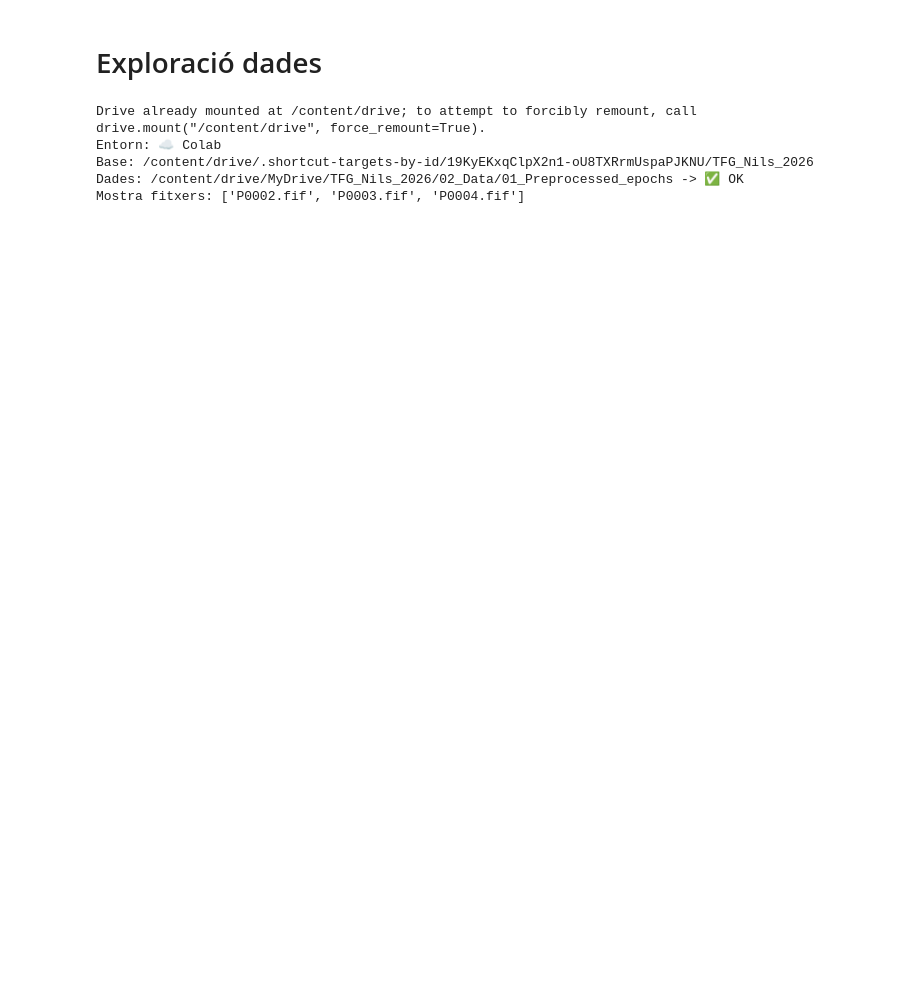
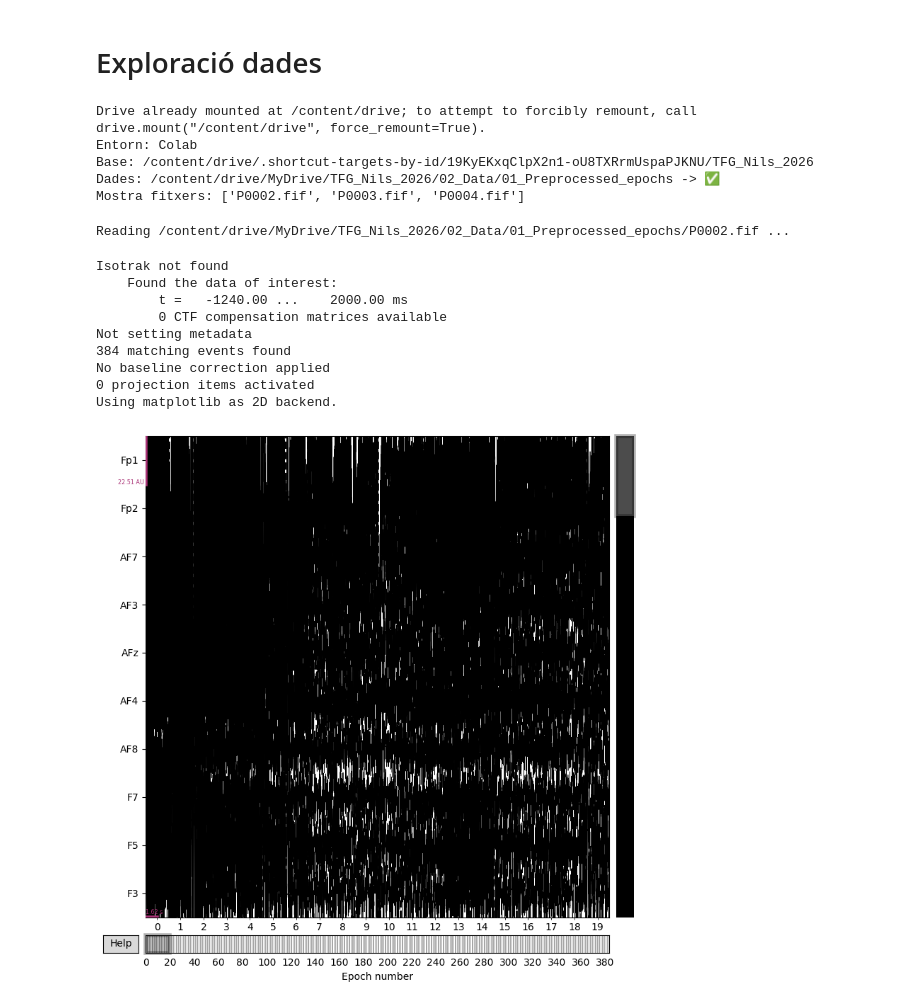
Before and after one commit to nilsduran/TFG, a Jupyter notebook: src/notebooks/01_exploració_dades.ipynb, the cells around one changed output. Saved outputs shown, nothing was run; the diff lists cells and outputs as text; code cells hidden in the pictures; blank space fills up the shorter version.

```diff
--- a/src/notebooks/01_exploració_dades.ipynb
+++ b/src/notebooks/01_exploració_dades.ipynb
@@ -11,8 +11,8 @@ IN_COLAB = "google.colab" in sys.modules
 if IN_COLAB:
     drive.mount("/content/drive")
     possible_paths = [
+        Path("/content/drive/Shareddrives/TFG_Nils_2026"),
         Path("/content/drive/MyDrive/TFG_Nils_2026"),
-        Path("/content/drive/Shareddrives/TFG_Nils_2026"),
     ]
     BASE_DIR = next((p for p in possible_paths if p.exists()), possible_paths[0])
 
@@ -24,15 +24,36 @@ else:
     META_DIR = BASE_DIR / "docs"
 
 # Resultat
-print(f"Entorn: {'☁️ Colab' if IN_COLAB else '💻 Local'}")
+print(f"Entorn: {'Colab' if IN_COLAB else 'Local'}")
 print(f"Base: {BASE_DIR.resolve()}")
-print(f"Dades: {DATA_DIR} -> {'✅ OK' if DATA_DIR.exists() else '❌ NO TROBAT (Revisa les rutes)'}")
+print(f"Dades: {DATA_DIR} -> {'✅' if DATA_DIR.exists() else '❌ NO TROBAT (Revisa les rutes)'}")
 
 if DATA_DIR.exists():
     print(f"Mostra fitxers: {[f.name for f in DATA_DIR.glob('*.fif')][:3]}")
 # %% [output]
 Drive already mounted at /content/drive; to attempt to forcibly remount, call drive.mount("/content/drive", force_remount=True).
-Entorn: ☁️ Colab
+Entorn: Colab
 Base: /content/drive/.shortcut-targets-by-id/19KyEKxqClpX2n1-oU8TXRrmUspaPJKNU/TFG_Nils_2026
-Dades: /content/drive/MyDrive/TFG_Nils_2026/02_Data/01_Preprocessed_epochs -> ✅ OK
+Dades: /content/drive/MyDrive/TFG_Nils_2026/02_Data/01_Preprocessed_epochs -> ✅
 Mostra fitxers: ['P0002.fif', 'P0003.fif', 'P0004.fif']
+# %%
+%pip install -q mne
+
+import mne
+import matplotlib.pyplot as plt
+
+# Load and visualize the preprocessed epochs
+epochs = mne.read_epochs(DATA_DIR / "P0002.fif", preload=True)
+epochs.plot(picks="all", n_channels=10)
+# %% [output]
+Reading /content/drive/MyDrive/TFG_Nils_2026/02_Data/01_Preprocessed_epochs/P0002.fif ...
+Isotrak not found
+    Found the data of interest:
+        t =   -1240.00 ...    2000.00 ms
+        0 CTF compensation matrices available
+Not setting metadata
+384 matching events found
+No baseline correction applied
+0 projection items activated
+Using matplotlib as 2D backend.
+[figure, added]
```
Also changed, not shown: parts of 2 cells of this notebook, 7 other files.
